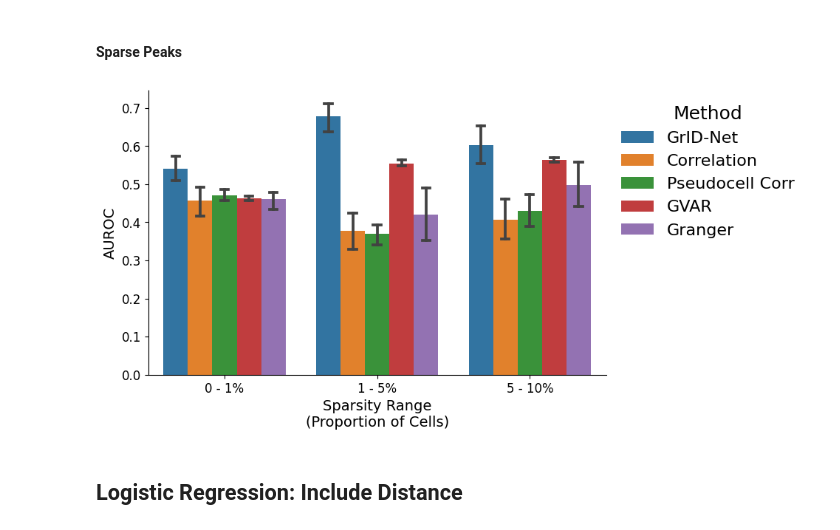
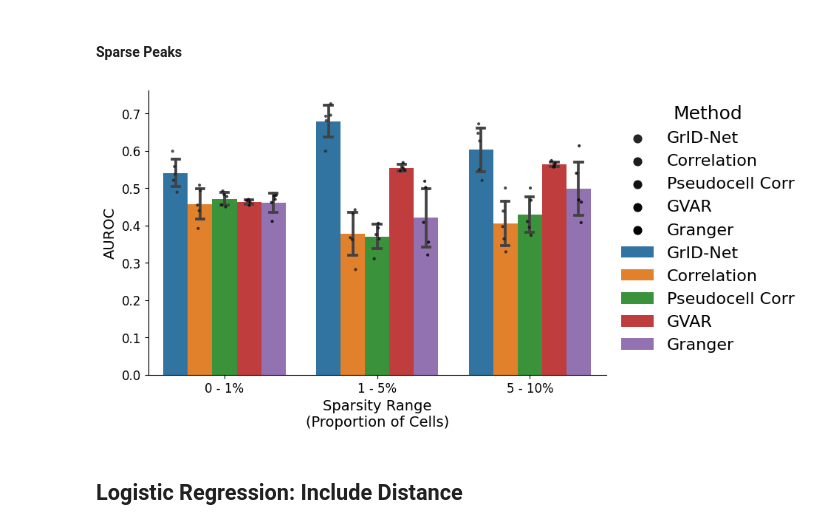
Before and after one commit to alexw16/gridnet, a Jupyter notebook: notebooks/final_share_seq_benchmarking.ipynb, the cells around one changed output. Saved outputs shown, nothing was run; the diff lists cells and outputs as text; code cells hidden in the pictures.

```diff
--- a/notebooks/final_share_seq_benchmarking.ipynb
+++ b/notebooks/final_share_seq_benchmarking.ipynb
@@ -931,18 +941,21 @@ results_df = pd.concat(results_df_list)
 # %%
 plot_dir = '/data/cb/alexwu/mm_finemap/figures'
 
 plt.figure(figsize=(8,5))
-sns.barplot(x="percent_cells",y="auroc",hue="method",data=results_df,capsize=0.05)
+ax=sns.barplot(x="percent_cells",y="auroc",hue="method",data=results_df,capsize=0.05,ci="sd")
+sns.stripplot(x='percent_cells',y="auroc",hue='method',data=results_df,
+                  ax=ax,color="black",size=3,alpha=0.8,dodge=True)
 plt.xlabel("Sparsity Range\n(Proportion of Cells)",fontsize=14)
 plt.ylabel("AUROC",fontsize=14)
 plt.xticks(fontsize=12)
 plt.yticks(fontsize=12)
 plt.legend(fontsize=16,bbox_to_anchor=(1,1),title='Method',title_fontsize=18,frameon=False)
 sns.despine()
-plt.savefig(os.path.join(plot_dir,'auroc','updated.{}.sparsity_peaks.eqtl.0524.pdf'.format(dataset)), dpi=500, bbox_inches = "tight")
+plt.savefig(os.path.join(plot_dir,'auroc','{}.sparsity_peaks.eqtl.0125.pdf'.format(dataset)), dpi=500, bbox_inches = "tight")
+results_df.to_csv(os.path.join(plot_dir,'auroc','{}.sparsity_peaks.eqtl.0125.csv'.format(dataset)), index=False)
 plt.show()
 # %% [output]
-[figure, old version]
+[figure, new version]
 # %% [markdown]
 ## Logistic Regression: Include Distance
 # %%
```
Also changed, not shown: parts of 14 cells of this notebook, 6 other files.
